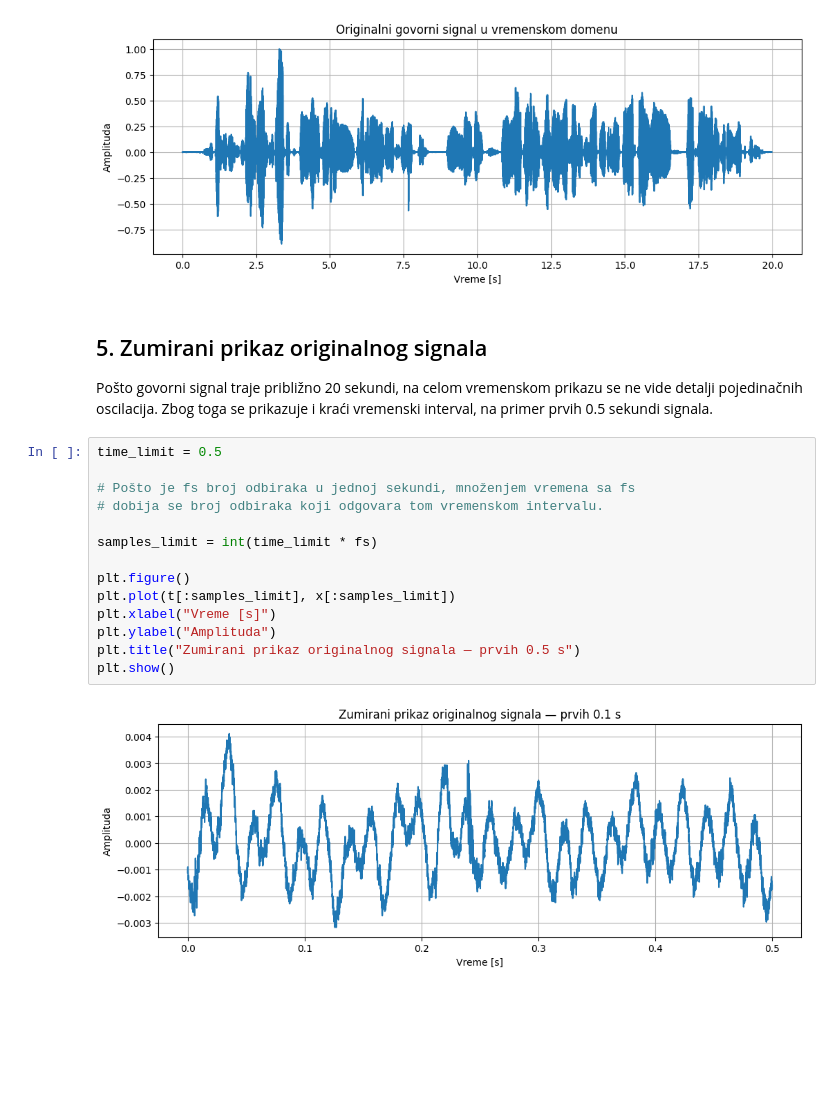
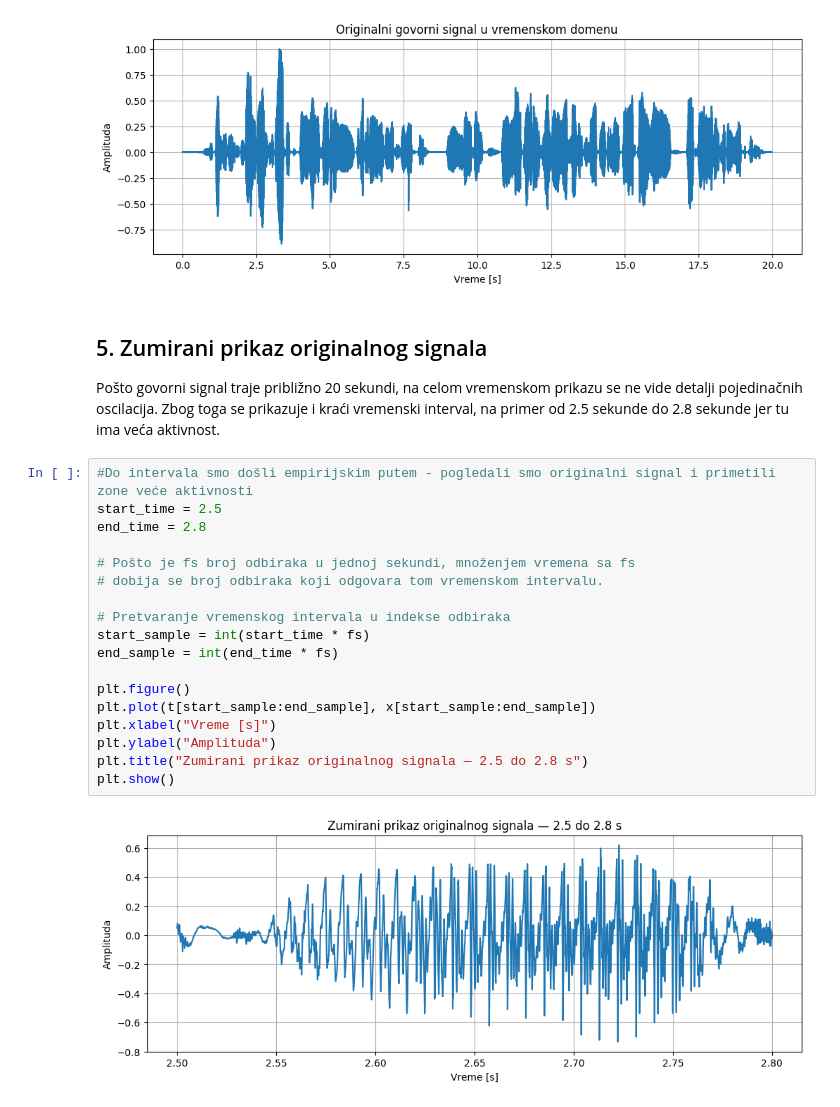
Before and after one commit to KomFi31/Fakultet, a Jupyter notebook: DSP/Obrada audio signala.ipynb, the cells around one changed output. Drawn from its saved outputs; the diff is of its cells as text; blank space fills up the shorter version.

```diff
--- a/DSP/Obrada audio signala.ipynb
+++ b/DSP/Obrada audio signala.ipynb
@@ -103,20 +103,24 @@ plt.show()
 # %% [markdown]
 ## 5. Zumirani prikaz originalnog signala
 
-Pošto govorni signal traje približno 20 sekundi, na celom vremenskom prikazu se ne vide detalji pojedinačnih oscilacija. Zbog toga se prikazuje i kraći vremenski interval, na primer prvih 0.5 sekundi signala.
+Pošto govorni signal traje približno 20 sekundi, na celom vremenskom prikazu se ne vide detalji pojedinačnih oscilacija. Zbog toga se prikazuje i kraći vremenski interval, na primer od 2.5 sekunde do 2.8 sekunde jer tu ima veća aktivnost.
 # %%
-time_limit = 0.5
+#Do intervala smo došli empirijskim putem - pogledali smo originalni signal i primetili zone veće aktivnosti
+start_time = 2.5
+end_time = 2.8
 
 # Pošto je fs broj odbiraka u jednoj sekundi, množenjem vremena sa fs
 # dobija se broj odbiraka koji odgovara tom vremenskom intervalu.
 
-samples_limit = int(time_limit * fs)
+# Pretvaranje vremenskog intervala u indekse odbiraka
+start_sample = int(start_time * fs)
+end_sample = int(end_time * fs)
 
 plt.figure()
-plt.plot(t[:samples_limit], x[:samples_limit])
+plt.plot(t[start_sample:end_sample], x[start_sample:end_sample])
 plt.xlabel("Vreme [s]")
 plt.ylabel("Amplituda")
-plt.title("Zumirani prikaz originalnog signala — prvih 0.5 s")
+plt.title("Zumirani prikaz originalnog signala — 2.5 do 2.8 s")
 plt.show()
 # %% [output]
-[figure, old version]
+[figure, new version]
```
Also changed, not shown: parts of 21 cells of this notebook.
